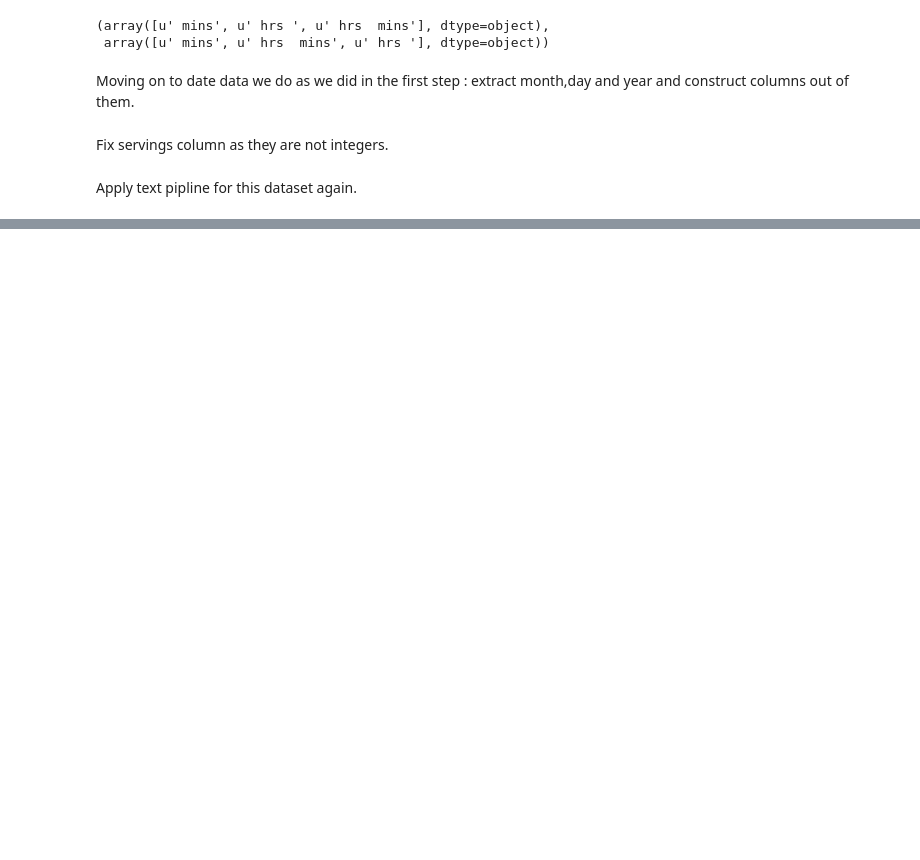
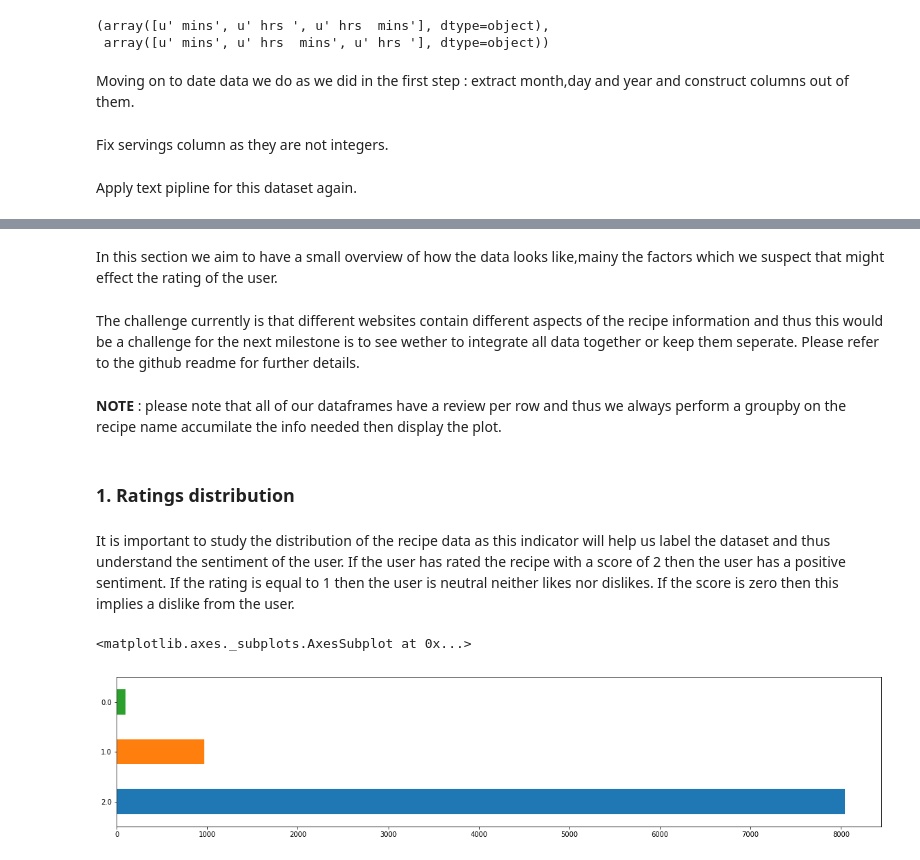
Before and after one commit to leonardoperrone/smart-recipes, a Jupyter notebook: Preprocessing.ipynb, the cells around one changed output, grey strips where cells are left out. Drawn from its saved outputs; the diff is of its cells as text; code cells hidden in the pictures; blank space fills up the shorter version.

```diff
--- a/Preprocessing.ipynb
+++ b/Preprocessing.ipynb
@@ -426,0 +546,18 @@ food_com_df,tfidf_foodcom_df,count_foodcom_df
+# %% [markdown]
+In this section we aim to have a small overview of how the data looks like,mainy the factors which we suspect that might effect the rating of the user.
+# %% [markdown]
+The challenge currently is that different websites contain different aspects of the recipe information and thus this would be a challenge for the next milestone is to see wether to integrate all data together or keep them seperate.
+Please refer to the github readme for further details.
+# %% [markdown]
+__NOTE__ : please note that all of our dataframes have a review per row and thus we always perform a groupby on the recipe name accumilate the info needed then display the plot.
+# %% [markdown]
+### 1. Ratings distribution
+# %% [markdown]
+It is important to study the distribution of the recipe data as this indicator will help us label the dataset and thus understand the sentiment of the user. If the user has rated the recipe with a score of 2 then the user has a positive sentiment. If the rating is equal to 1 then the user is neutral neither likes nor dislikes. If the score is zero then this implies a dislike from the user.
+# %%
+rating_subset = all_recipe_df[['name','rating']]
+rating_per_recipe = rating_subset.groupby(['name']).mean().round()
+rating_per_recipe['rating'].value_counts().plot(kind='barh', figsize=(20,4))
+# %% [output]
+<matplotlib.axes._subplots.AxesSubplot at 0x...>
+[figure, added]
```
Also changed, not shown: parts of 68 cells of this notebook.
